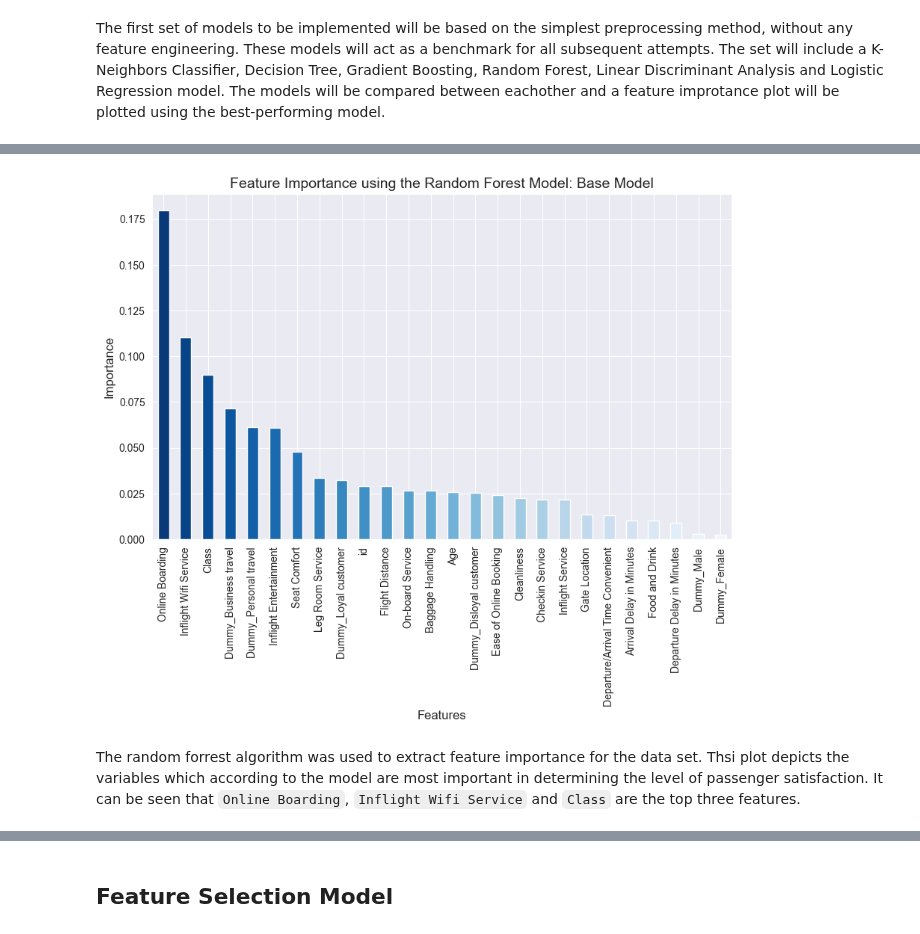
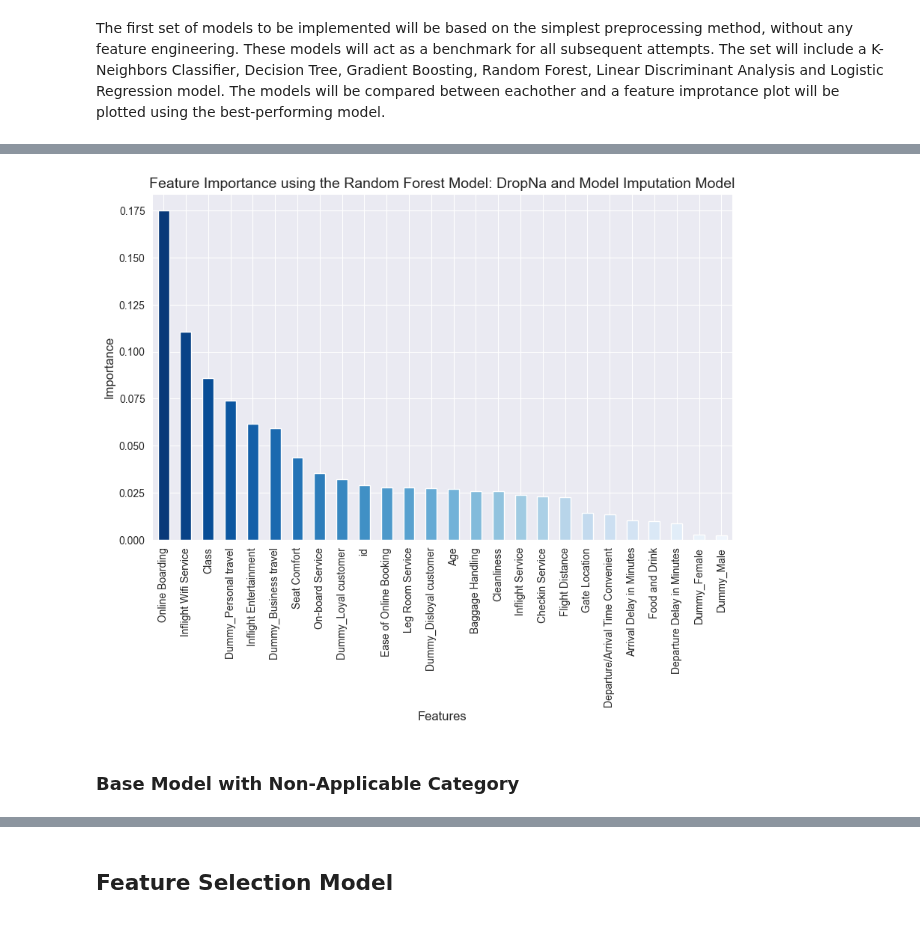
Before and after one commit to alexandra-pritoula/airline_passenger_satisfaction, a Jupyter notebook: Notebooks/model_training_and_evaluation.ipynb, the cells around one changed output, grey strips where cells are left out. Drawn from its saved outputs; the diff is of its cells as text; code cells hidden in the pictures.

```diff
--- a/Notebooks/model_training_and_evaluation.ipynb
+++ b/Notebooks/model_training_and_evaluation.ipynb
@@ -31,0 +110,10 @@ The first set of models to be implemented will be based on the simplest preproce
+# %%
+# Dictionary to store loaded models:
+loaded_models = {}
+
+# Loading the saved models:
+for name in models.keys():
+    model_pkl_file = '../Models/Imputation_Model_1/{}.pkl'.format(name)
+    with open(model_pkl_file, 'rb') as file:
+        loaded_models[name] = pickle.load(file)
+    print('{} test set accuracy: {}'.format(name, loaded_models[name]))
@@ -31,0 +181,26 @@ The first set of models to be implemented will be based on the simplest preproce
+# %%
+# Renaming models to be saved
+models = {'knn': KNeighborsClassifier(),
+          'decision_tree': DecisionTreeClassifier(),
+          'gradient_boosting': GradientBoostingClassifier(),
+          'random_forest': RandomForestClassifier(),
+          'linear_discriminant_analysis': LinearDiscriminantAnalysis(),
+          'logistic_regression': LogisticRegression()}
+
+# for name, model in models.items():
+     # model.fit(X_train_scaled, y_train)
+     # test_score = model.score(X_test_scaled, y_test)
+     # save each result as a pickle file:
+     # model_pkl_file = '../Models/Imputation_Model_2/{}.pkl'.format(name)
+     # with open(model_pkl_file, 'wb') as file:
+         # pickle.dump(test_score, file)
+# %%
+# Dictionary to store loaded models:
+loaded_models = {}
+
+# Loading the saved models:
+for name in models.keys():
+    model_pkl_file = '../Models/Imputation_Model_2/{}.pkl'.format(name)
+    with open(model_pkl_file, 'rb') as file:
+        loaded_models[name] = pickle.load(file)
+    print('{} test set accuracy: {}'.format(name, loaded_models[name]))
@@ -72,13 +252,13 @@ models = {'KNN': KNeighborsClassifier(),
 # %%
 # Loading the results:
-bm_data = pd.read_pickle('../Models/Model_1/bm_data.pkl')
+bm_data = pd.read_pickle('../Models/Imputation_Model_3/bm_data.pkl')
 
 # Plotting the boxplots:
 sns.set_style('darkgrid')
 ax = sns.boxplot(x='Model', y='Metric', hue='Model', data=bm_data, palette = ['#70D6FF', '#FF70A6', '#FF9770', '#E9FF70', '#AAF683', '#9381FF'])
 
 # Customizing the plots:
-ax.set_title('Model Performance Comparison: Base Model', fontsize = 14)
+ax.set_title('Model Performance Comparison: DropNa and Mode Imputation Model', fontsize = 14)
 ax.set_xlabel('Model', fontsize = 12)
 ax.set_ylabel('Metric', fontsize = 12)
 ax.tick_params(axis='both', labelsize = 10, rotation = 45)
@@ -115,29 +293,29 @@ logistic_regression test set accuracy: 0.9024883673882258
 # %%
 # Dictionary to store loaded models:
 loaded_models = {}
 
 # Loading the saved models:
 for name in models.keys():
-    model_pkl_file = '../Models/Model_1/{}.pkl'.format(name)
+    model_pkl_file = '../Models/Imputation_Model_3/{}.pkl'.format(name)
     with open(model_pkl_file, 'rb') as file:
         loaded_models[name] = pickle.load(file)
 
 # Plotting feature importance using random_forest:
 if 'random_forest' in loaded_models:
     model_rf = loaded_models['random_forest']
     importance = pd.Series(model_rf.feature_importances_, index=X_train.columns)
     colors = list(reversed(sns.color_palette("Blues", len(importance))))
     ax = importance.sort_values(ascending=False).plot(kind='bar', color=colors, figsize=(10, 6))
 
     # Customising the plot:
     ax.set_xlabel('Features', fontsize=12)
     ax.set_ylabel('Importance', fontsize=12)
-    ax.set_title('Feature Importance using the Random Forest Model: Base Model', fontsize=14)
+    ax.set_title('Feature Importance using the Random Forest Model: DropNa and Model Imputation Model', fontsize=14)
     ax.tick_params(axis='both', labelsize=10)
     plt.show()
 else:
     print("Random Forest model is not loaded.")
 # %% [output]
-[figure, old version]
+[figure, new version]
-# %% [markdown]
-The random forrest algorithm was used to extract feature importance for the data set. Thsi plot depicts the variables which according to the model are most important in determining the level of passenger satisfaction. It can be seen that `Online Boarding`, `Inflight Wifi Service` and `Class` are the top three features.
+# %% [markdown]
+### Base Model with Non-Applicable Category
```
Also changed, not shown: parts of 30 cells of this notebook, 12 other files.
